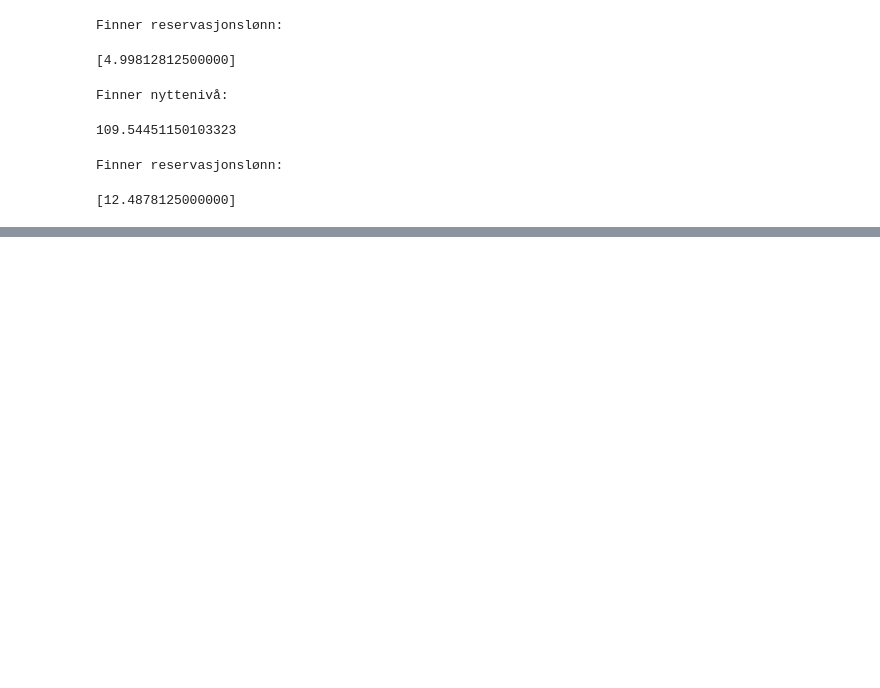
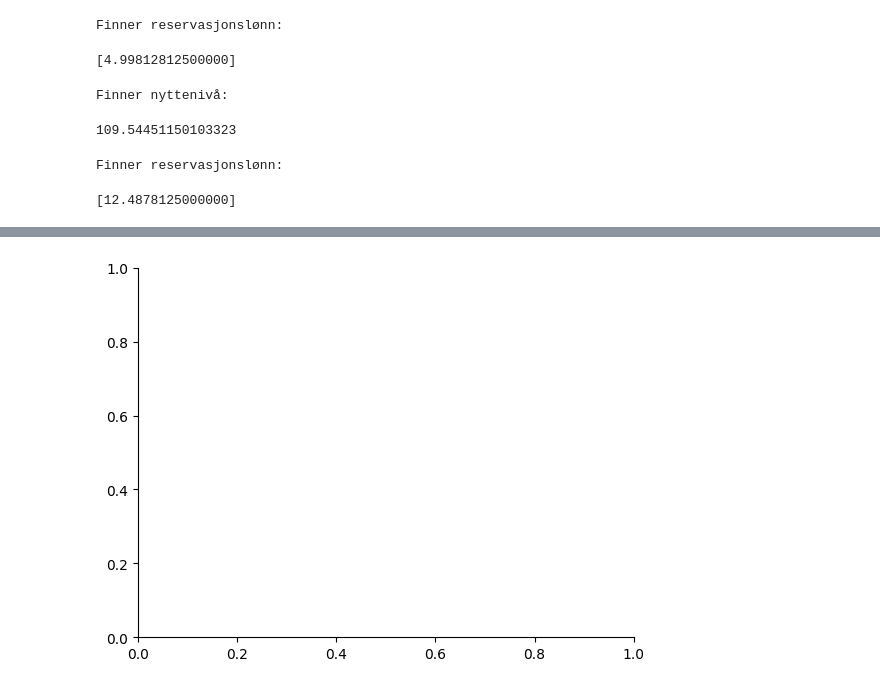
Before and after one commit to loopdiggaz/SOK2008, a Jupyter notebook: kladd.ipynb, the cells around one changed output, grey strips where cells are left out. Cells and saved outputs as stored; diff of their text form; code cells hidden in the pictures; blank space fills up the shorter version.

```diff
--- a/kladd.ipynb
+++ b/kladd.ipynb
@@ -114,0 +134,6 @@ Arbeidsmarkedet er sjelden perfekt. Forklar hvilke effekter trygd har på arbeid
+# %%
+fig ,ax = plt.subplots()
+ax.spines['right'].set_color('none')
+ax.spines['top'].set_color('none')
+# %% [output]
+[figure, added]
```
Also changed, not shown: parts of 6 cells of this notebook, 1 other file.
